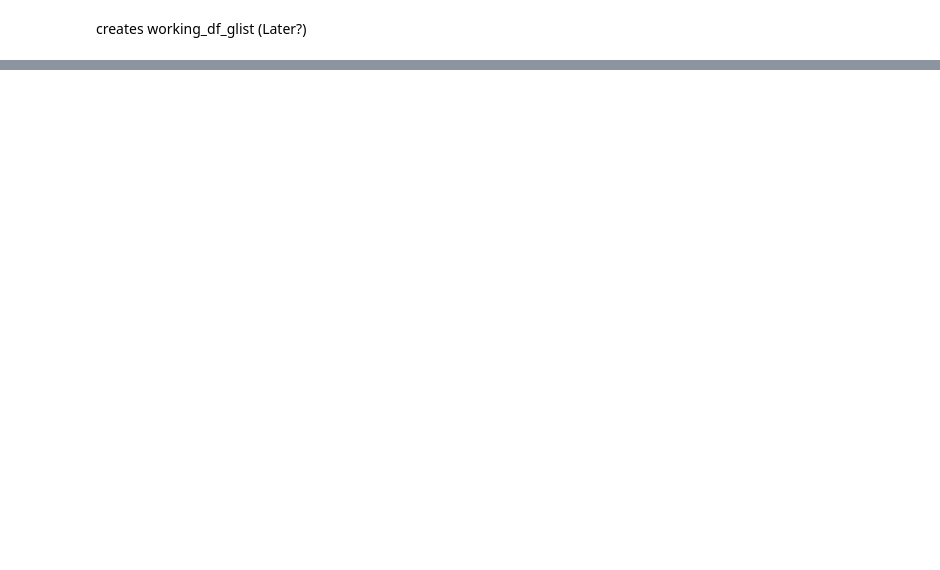
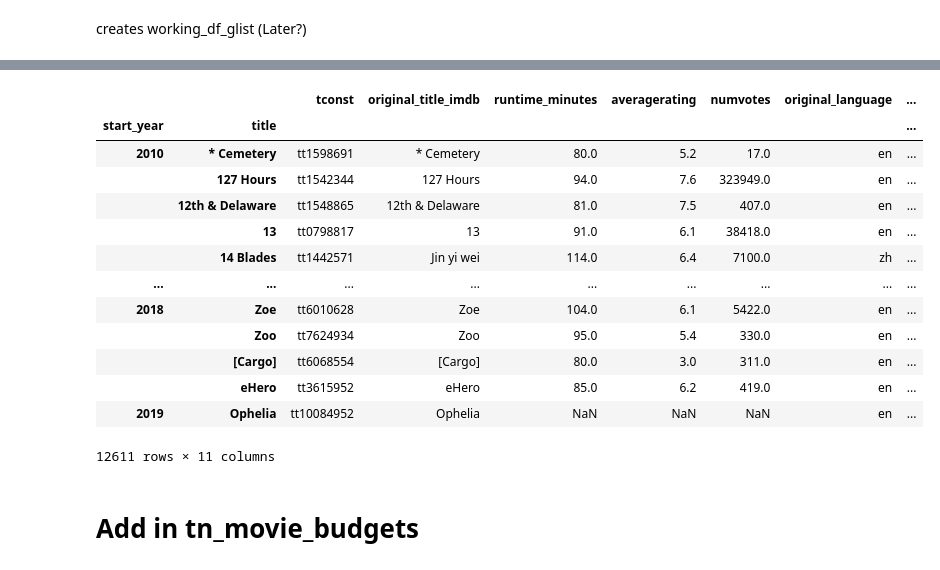
Before and after one commit to stone-ericm/flatiron_phase1_project, a Jupyter notebook: Untitled.ipynb, the cells around one changed output, grey strips where cells are left out. Saved outputs shown, nothing was run; the diff lists cells and outputs as text; code cells hidden in the pictures; blank space fills up the shorter version.

```diff
--- a/Untitled.ipynb
+++ b/Untitled.ipynb
@@ -197,3 +198,22 @@ working_df.head()
 |  | 12th & Delaware | tt1548865 | 12th & Delaware | 81.0 | Documentary,Drama | 7.5 | 407.0 | ... |
 |  | 13 | tt0798817 | 13 | 91.0 | Drama,Thriller | 6.1 | 38418.0 | ... |
 |  | 14 Blades | tt1442571 | Jin yi wei | 114.0 | Action,History,Thriller | 6.4 | 7100.0 | ... |
+# %%
+working_df_3g.drop(columns = ['genres'])
+# %% [output]
+|  |  | tconst | original_title_imdb | runtime_minutes | averagerating | numvotes | original_language | ... |
+| start_year | title |  |  |  |  |  |  | ... |
+| 2010 | * Cemetery | tt1598691 | * Cemetery | 80.0 | 5.2 | 17.0 | en | ... |
+|  | 127 Hours | tt1542344 | 127 Hours | 94.0 | 7.6 | 323949.0 | en | ... |
+|  | 12th & Delaware | tt1548865 | 12th & Delaware | 81.0 | 7.5 | 407.0 | en | ... |
+|  | 13 | tt0798817 | 13 | 91.0 | 6.1 | 38418.0 | en | ... |
+|  | 14 Blades | tt1442571 | Jin yi wei | 114.0 | 6.4 | 7100.0 | zh | ... |
+| ... | ... | ... | ... | ... | ... | ... | ... | ... |
+| 2018 | Zoe | tt6010628 | Zoe | 104.0 | 6.1 | 5422.0 | en | ... |
+|  | Zoo | tt7624934 | Zoo | 95.0 | 5.4 | 330.0 | en | ... |
+|  | [Cargo] | tt6068554 | [Cargo] | 80.0 | 3.0 | 311.0 | en | ... |
+|  | eHero | tt3615952 | eHero | 85.0 | 6.2 | 419.0 | en | ... |
+| 2019 | Ophelia | tt10084952 | Ophelia | NaN | NaN | NaN | en | ... |
+12611 rows × 11 columns
+# %% [markdown]
+# Add in tn_movie_budgets
```
Also changed, not shown: parts of 14 cells of this notebook.
